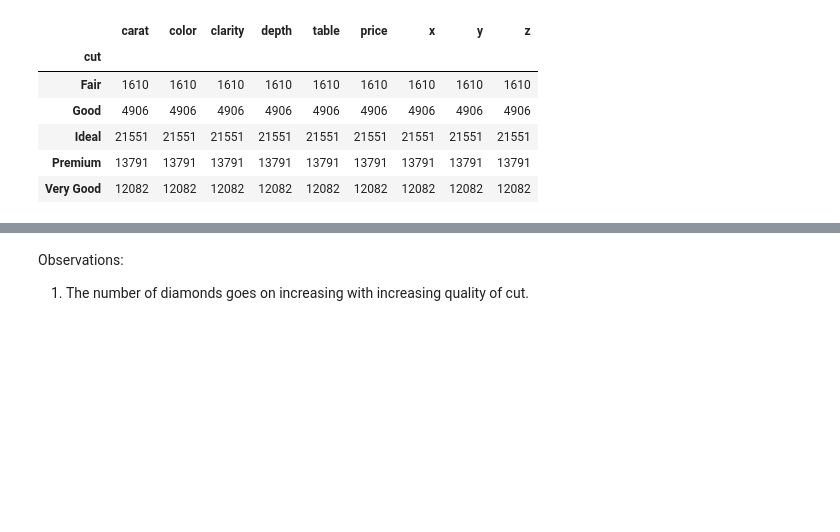
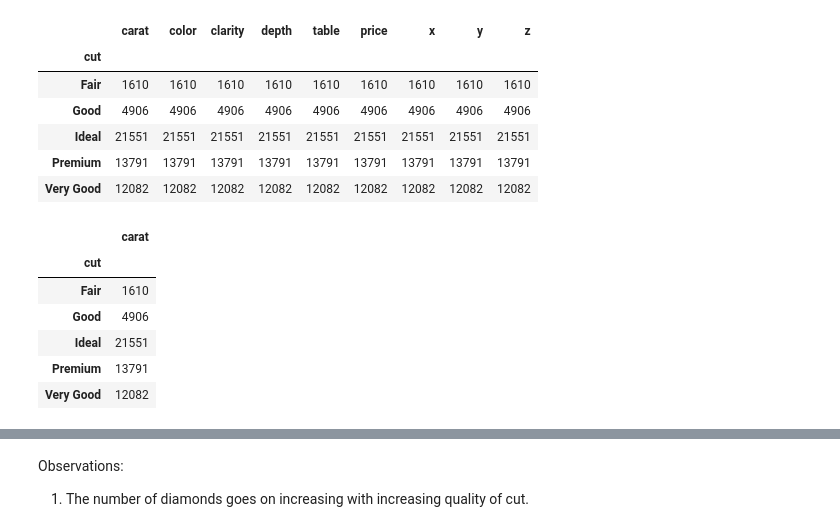
Before and after one commit to mrmankeshraj/PG_Diploma_in_Machine_Learning_and_AI, a Jupyter notebook: Matplotlib Practice/Matplotlib-Solutions.ipynb, the cells around one changed output, grey strips where cells are left out. Saved outputs shown, nothing was run; the diff lists cells and outputs as text; code cells hidden in the pictures; blank space fills up the shorter version.

```diff
--- a/Matplotlib Practice/Matplotlib-Solutions.ipynb
+++ b/Matplotlib Practice/Matplotlib-Solutions.ipynb
@@ -96,10 +96,20 @@ groupdata
 # %%
 # Create lists which hold the necessary data
 x_vals = []
 y_vals = []
-for i in [0, 1, 4, 3, 2]:
+i = [0, 1, 2, 3, 4]
     # The elements in the list are arranged in increasing order of the quality of cut.
     # This information can be gathered from the data dictionary.
-    x_vals.append(groupdata.index[i])
-    y_vals.append(groupdata.iloc[i,0])
+x_vals = groupdata.index[i]
+y_vals = groupdata.iloc[i,0]
+pd.DataFrame(x_vals)
+pd.DataFrame(y_vals)
+# %% [output]
+|  | carat |
+| cut |  |
+| Fair | 1610 |
+| Good | 4906 |
+| Ideal | 21551 |
+| Premium | 13791 |
+| Very Good | 12082 |
 # %%
```
Also changed, not shown: parts of 4 cells of this notebook.
